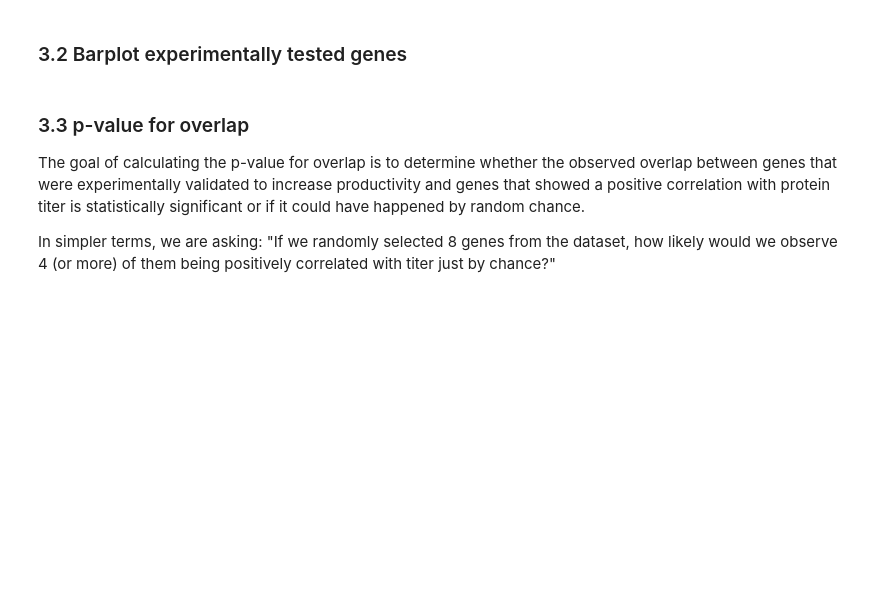
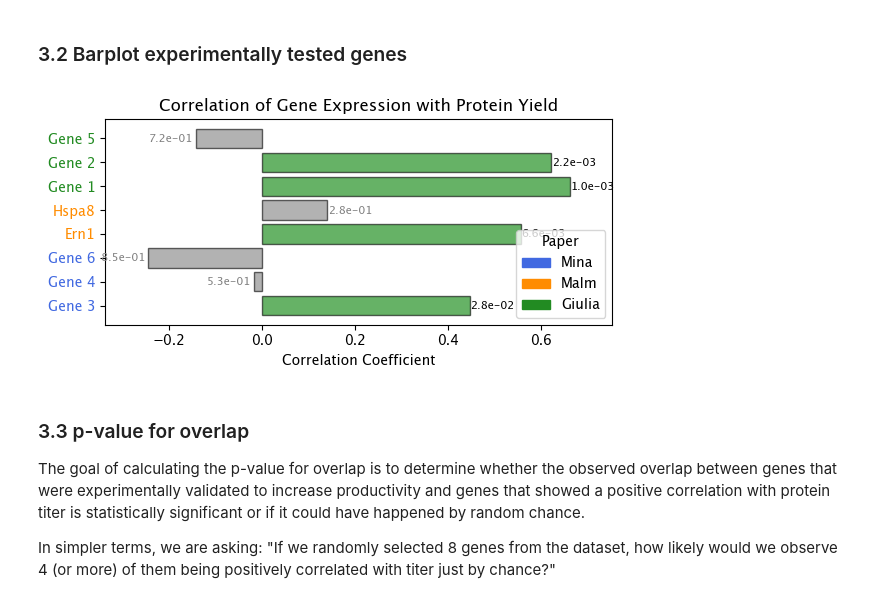
Before and after one commit to pablodig/Secretome_features_prediction, a Jupyter notebook: RNA_seq_analysis.ipynb, the cells around one changed output. Drawn from its saved outputs; the diff is of its cells as text; code cells hidden in the pictures; blank space fills up the shorter version.

```diff
--- a/RNA_seq_analysis.ipynb
+++ b/RNA_seq_analysis.ipynb
@@ -462,33 +519,39 @@ for bar, p_value in zip(bars, selected_genes['P-Value']):
         ha=ha,
         fontsize=8,
         fontweight='bold',
         color=text_color
     )
 
 # Keep y-axis tick labels in their original colors
 y_tick_labels = ax.get_yticklabels()
 for label in y_tick_labels:
     gene_name = label.get_text()
     paper_name = selected_genes.loc[selected_genes['Gene'] == gene_name, 'Paper'].values[0]
     label.set_color(paper_color_dict[paper_name])  # Maintain original color
 
 # Create a legend for the paper colors only
 legend_patches = [
     mpatches.Patch(color=color, label=paper)
     for paper, color in paper_color_dict.items()
 ]
 ax.legend(handles=legend_patches, title='Paper', loc='lower right')
 
 # --- Adjust X-Axis Limits to Avoid Overhang ---
 min_corr = selected_genes['Correlation'].min()
 max_corr = selected_genes['Correlation'].max()
 padding = 0.1 * (max_corr - min_corr if max_corr != min_corr else 1)
 ax.set_xlim(min_corr - padding, max_corr + padding)
 
+# Add title and x-axis label
+ax.set_title('Correlation of Gene Expression with Protein Yield', fontsize=12, fontweight='bold')
+ax.set_xlabel('Correlation Coefficient', fontsize=10)
+
 plt.savefig('results/Corr_exp_genes_protein_yield.svg', dpi=300, bbox_inches='tight')
 
 plt.tight_layout()
 plt.show()
+# %% [output]
+[figure, added]
 # %% [markdown]
 ### 3.3 p-value for overlap
 The goal of calculating the p-value for overlap is to determine whether the observed overlap between genes that were experimentally validated to increase productivity and genes that showed a positive correlation with protein titer is statistically significant or if it could have happened by random chance.
```
Also changed, not shown: parts of 11 cells of this notebook, 12 other files.
